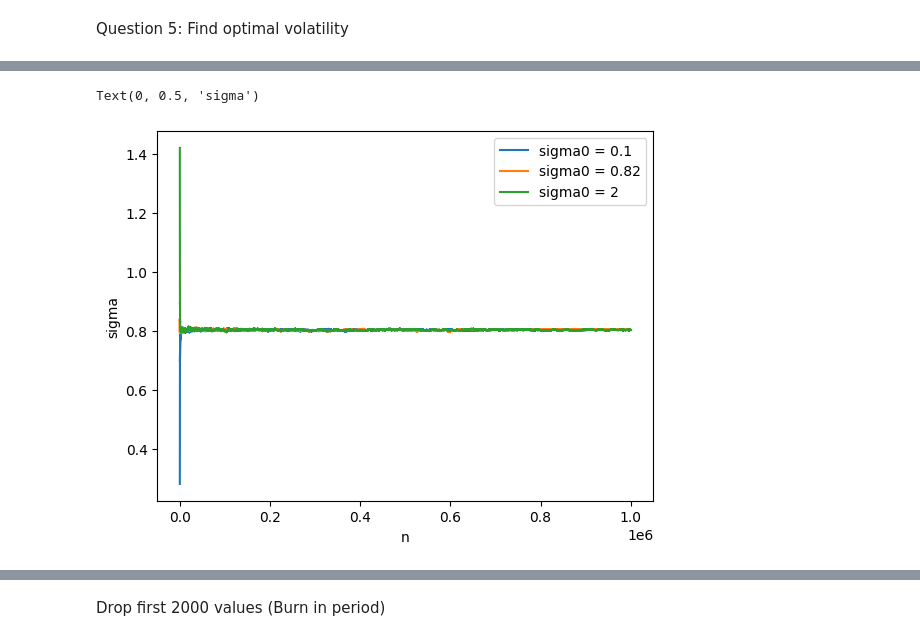
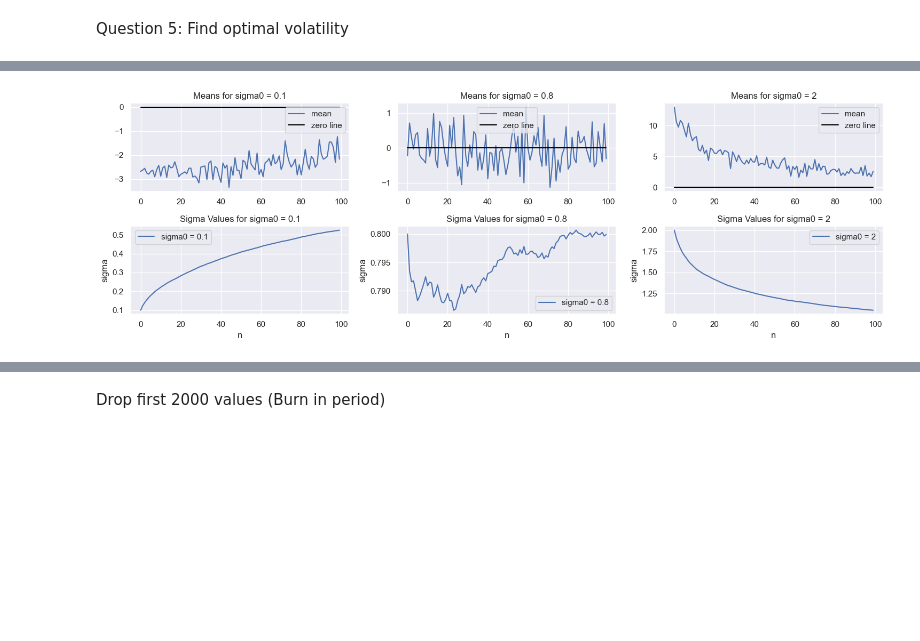
Before and after one commit to Drykx/Monte-Carlo-Project, a Jupyter notebook: Raport.ipynb, the cells around one changed output, grey strips where cells are left out. Saved outputs shown, nothing was run; the diff lists cells and outputs as text; code cells hidden in the pictures; blank space fills up the shorter version.

```diff
--- a/Raport.ipynb
+++ b/Raport.ipynb
@@ -194,0 +378,16 @@ Text(0, 0.5, 'sigma')
+# %%
+K, S0, r, T, I_market = 120, 100, 0.05, 0.2, 22
+N,m = 100000,50
+tol = 1/2
+
+sigma_values = np.linspace(0.1, 100, 20)
+St_dev = np.zeros(shape=(len(sigma_values),))
+
+for i,sigma in enumerate(sigma_values):
+    simulations = Simulate_Stock_Price(S0, sigma , r, T, m= 50, N=N)
+    avg_stock_prices = np.mean(simulations, axis=1)
+    Z = np.exp(-r*T) * np.maximum(K - avg_stock_prices, 0) - I_market
+    St_dev[i] = np.std(Z)
+
+plt.plot(sigma_values, ((1.96*St_dev/tol )**2))
+plt.title(f"Number of simulations (N) needed to have a 95% CLT confidence interval of length {2*tol} of J with different values of sigma")
@@ -195,17 +497,30 @@ Text(0, 0.5, 'sigma')
 # %%
-n = 1000000
-N = 100
+n = 100
+N = 1000
 K, S0, r, T, I_market = 120, 100, 0.05, 0.2, 22
-sigma0 = [0.1,0.82,2]
+sigma0_values = [0.1,0.8,2]
 
-# Take off the first 20 values
-for i in range(len(sigma0)):
-    sigmas = RM_Asian(n, N, rho=0.5, K=K, S0=S0, T=T, r=r, I_market=I_market, m=30,sigma_0=sigma0[i])
-    plt.plot(range(21,n+1), sigmas[20:], label='sigma0 = ' + str(sigma0[i]))
 
-plt.legend()
-plt.xlabel('n')
-plt.ylabel('sigma')
+fig, axs = plt.subplots(2, 3, figsize=(15, 5))
+
+for i, sigma0 in enumerate(sigma0_values):
+
+    sigmas,means = RM_Asian_mean_sd(n, N, rho=0.5, K=K, S0=S0, T=T, r=r, I_market=I_market, m=30,sigma_0 = sigma0)
+
+    # Plotting means in the first column
+    axs[0, i].plot(means, label='mean')
+    axs[0, i].plot(np.zeros(shape=(n,)),color='black',label='zero line')
+    axs[0, i].set_title(f'Means for sigma0 = {sigma0}')
+    axs[0, i].legend()
+
+    # Plotting sigma values in the third column
+    axs[1, i].plot(range(n), sigmas, label=f'sigma0 = {sigma0}')
+    axs[1, i].set_title(f'Sigma Values for sigma0 = {sigma0}')
+    axs[1, i].legend()
+    axs[1, i].set_xlabel('n')
+    axs[1, i].set_ylabel('sigma')
+
+plt.tight_layout()
+plt.show()
 # %% [output]
-Text(0, 0.5, 'sigma')
-[figure, old version]
+[figure, new version]
```
Also changed, not shown: parts of 41 cells of this notebook.
